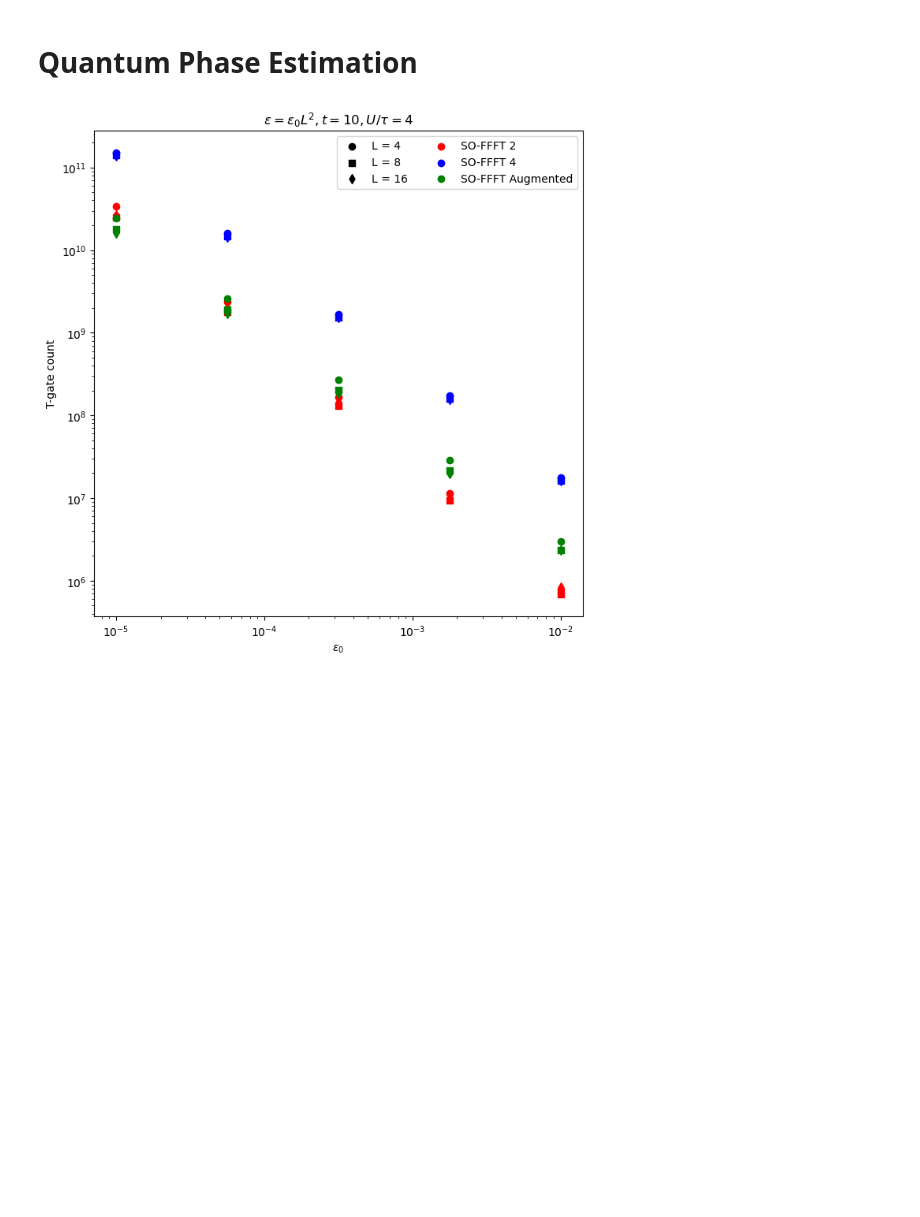
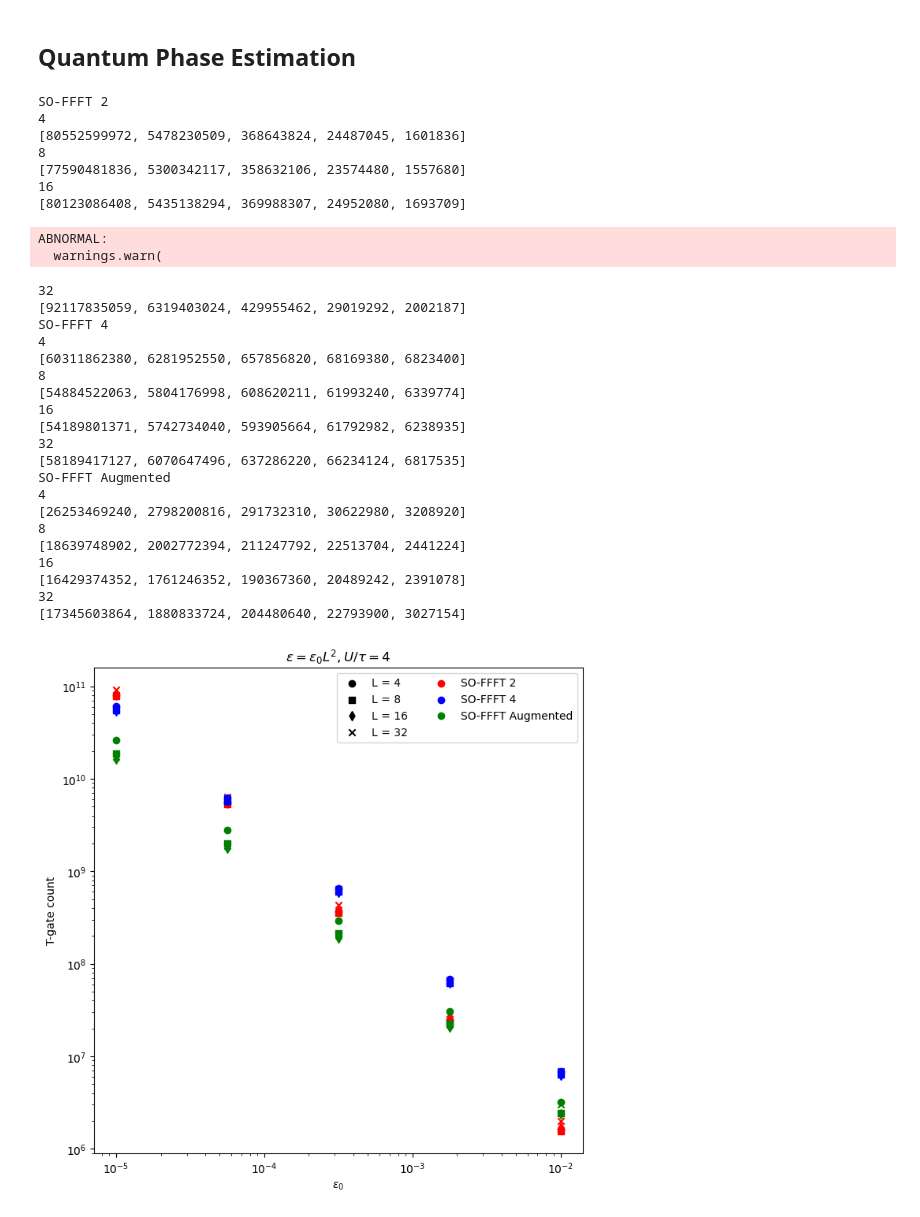
Before and after one commit to BjornTCC/lie-trotterization, a Jupyter notebook: split_FFFT.ipynb, the cells around one changed output. Saved outputs shown, nothing was run; the diff lists cells and outputs as text; code cells hidden in the pictures; blank space fills up the shorter version.

```diff
--- a/split_FFFT.ipynb
+++ b/split_FFFT.ipynb
@@ -20,6 +20,7 @@ from src.resource_estimates.quantum_phase_estimation import adaptive_phase_estim
 # %%
 tau = 0.5
 U = 4
+D = 2
 x = 0.01
 
 def trotter_gates_2nd_order(logn: int, D: int) -> tuple[dict,...]:
@@ -48,7 +49,7 @@ def augmented_gates(logn: int, D: int) -> tuple[dict,...]:
     n = 2**logn
     N = n**D
     return {
-        HWPGate({ShiftedOccupationPair(): N}, N): 1,
+        HWPGate({ShiftedOccupationPair(): N}, N): 2,
         HWPGate({FFFT(logn, D, 1):1}, n): 2,
         Occupation(): 2*N,
         HWPGate({SpinSymmetricMixedControlledHappa(): N // 2}, N //2): 2*D
@@ -62,7 +63,7 @@ def augmented_gates_trotter(logn: int, D: int) -> tuple[dict,...]:
     n = 2**logn
     N = n**D
     return {
-        HWPGate({ShiftedOccupationPair(): N}, N): 1,
+        HWPGate({ShiftedOccupationPair(): N}, N): 2,
         HWPGate({FFFT(logn, D, 1):1}, n): 2,
         Occupation(): 2*N,
         HWPGate({SpinSymmetricMixedControlledHappa(): N // 2}, N //2): 2*D
@@ -94,6 +95,9 @@ def get_error_coefficients(n: int, D: int, U: float, tau: float, label: str, uni
             hopping_graph = nx.grid_graph([n]*D, periodic=True)
             return {3: plaquette_second_order_split_operator_error_coefficient(U, tau, N, hopping_graph)}
         case "SO-FFFT 4":
-            return {5: fourth_order_suzuki_trotter_split_operator_error_coefficient(tau, U, N, 2*D)}
+            return {5: fourth_order_suzuki_trotter_split_operator_error_coefficient(U, tau, N, 2*D)}
         case "SO-FFFT Augmented":
             return {5 + i: x for i,x in enumerate(fourth_order_augmented_split_operator_error_coefficients(U, tau, N, 2*D, unitary_decomp))}
+
+for strat in ["SO-FFFT 2", "SO-FFFT 4", "SO-FFFT Augmented"]:
+    print(get_error_coefficients(4, 2, U, tau, strat, False))
@@ -102,12 +112,11 @@ def get_error_coefficients(n: int, D: int, U: float, tau: float, label: str, uni
 # %%
 t = 10
-D = 2
 logeps_list = np.linspace(-3, -1, 5)
 eps_list = np.pow(10, logeps_list)
-Ls = [4, 8, 16]
+Ls = [4, 8, 16, 32]
 
 colors = ['r', 'b', 'g']
-marker_styles = ['o', 's', 'd']
+marker_styles = ['o', 's', 'd', 'x']
 comp_strats = ["SO-FFFT 2", "SO-FFFT 4", "SO-FFFT Augmented"]
 
 fig, ax = plt.subplots(figsize = (8, 8))
@@ -147,12 +156,11 @@ for gate_gen, color, comp_strat in zip(gate_gens_1, colors, comp_strats):
 # %%
-D = 2
-logts = np.linspace(0, 2, 10)
+logts = np.linspace(0, 2, 5)
 ts = np.pow(10, logts)
 eps = 0.01
-Ls = [4, 8, 16]
+Ls = [4, 8, 16, 32]
 
 colors = ['r', 'b', 'g']
-marker_styles = ['o', 's', 'd']
+marker_styles = ['o', 's', 'd', 'x']
 comp_strats = ["SO-FFFT 2", "SO-FFFT 4", "SO-FFFT Augmented"]
 
 fig, ax = plt.subplots(figsize = (8, 8))
@@ -192,45 +200,76 @@ for gate_gen, color, comp_strat in zip(gate_gens_1, colors, comp_strats):
 # %% [markdown]
-# Quantum Phase Estimation
+## Quantum Phase Estimation
 # %%
-D = 2
 logeps_list = np.linspace(-5, -2, 5)
 eps_list = np.pow(10, logeps_list)
-Ls = [4, 8, 16]
+Ls = [4, 8, 16, 32]
 
 colors = ['r', 'b', 'g']
-marker_styles = ['o', 's', 'd']
+marker_styles = ['o', 's', 'd', 'x']
 comp_strats = ["SO-FFFT 2", "SO-FFFT 4", "SO-FFFT Augmented"]
 
 fig, ax = plt.subplots(figsize = (8, 8))
 
 for L, marker in zip(Ls, marker_styles):
     ax.scatter([],[], c = "k", marker = marker, label = f"L = {L}")
 for strat, color in zip(comp_strats, colors):
     ax.scatter([],[], c = color, marker = "o", label = strat)
 
 ax.set_xscale("log")
 ax.set_yscale("log")
 ax.legend(ncol = 2)
 ax.set_xlabel(rf"$\varepsilon_0$")
 ax.set_ylabel(f"T-gate count")
 ax.legend(ncol = 2)
-ax.set_title(rf"$\varepsilon = \varepsilon_0L^2, t = {t}, U / \tau = {U}$")
+ax.set_title(rf"$\varepsilon = \varepsilon_0L^2, U / \tau = {U}$")
 
-for gate_gen, color, comp_strat in zip(gate_gens, colors, comp_strats):
+for gate_gen, color, comp_strat in zip(gate_gens_2, colors, comp_strats):
+    print(comp_strat)
     for L, marker_style in zip(Ls, marker_styles):
         t_gates, u_gates = gate_gen(int(np.log2(L)), D)
         dcts = [adaptive_phase_estimation_resources(
             e * L**2,
             t_gates,
             unitary_gates=u_gates,
             unitary_error_coefficients=get_error_coefficients(L, D, U, tau, comp_strat, False),
             x=x,
             synthesize_rotation_with="RUS"
         )
             for e in eps_list
                ]
         ys = [dict_to_t_count(d) for d in dcts]
+        print(L)
+        print(ys)
         ax.scatter(eps_list, ys, marker = marker_style, c = color)
 # %% [output]
+SO-FFFT 2
+4
+[80552599972, 5478230509, 368643824, 24487045, 1601836]
+8
+[77590481836, 5300342117, 358632106, 23574480, 1557680]
+16
+[80123086408, 5435138294, 369988307, 24952080, 1693709]
+ABNORMAL:
+  warnings.warn(
+32
+[92117835059, 6319403024, 429955462, 29019292, 2002187]
+SO-FFFT 4
+4
+[60311862380, 6281952550, 657856820, 68169380, 6823400]
+8
+[54884522063, 5804176998, 608620211, 61993240, 6339774]
+16
+[54189801371, 5742734040, 593905664, 61792982, 6238935]
+32
+[58189417127, 6070647496, 637286220, 66234124, 6817535]
+SO-FFFT Augmented
+4
+[26253469240, 2798200816, 291732310, 30622980, 3208920]
+8
+[18639748902, 2002772394, 211247792, 22513704, 2441224]
+16
+[16429374352, 1761246352, 190367360, 20489242, 2391078]
+32
+[17345603864, 1880833724, 204480640, 22793900, 3027154]
-[figure, old version]
+[figure, new version]
 # %%
```
Also changed, not shown: parts of 14 cells of this notebook.
